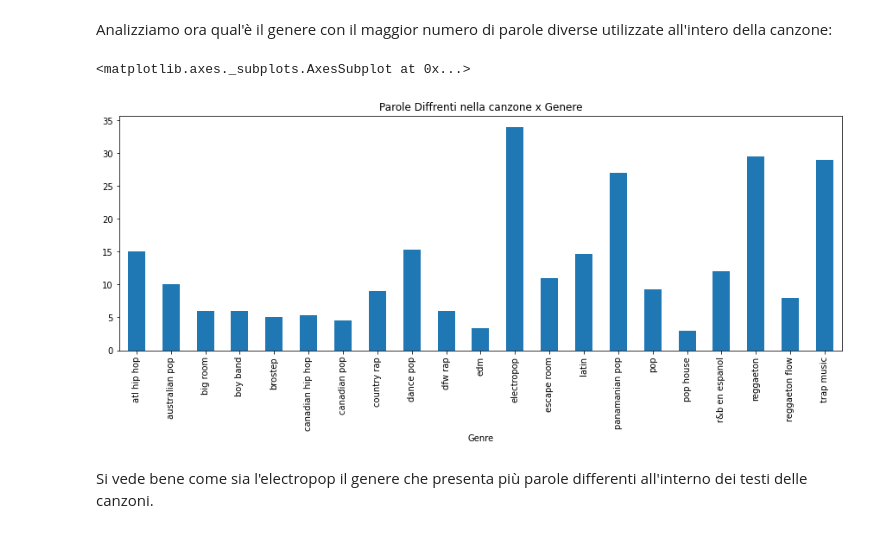
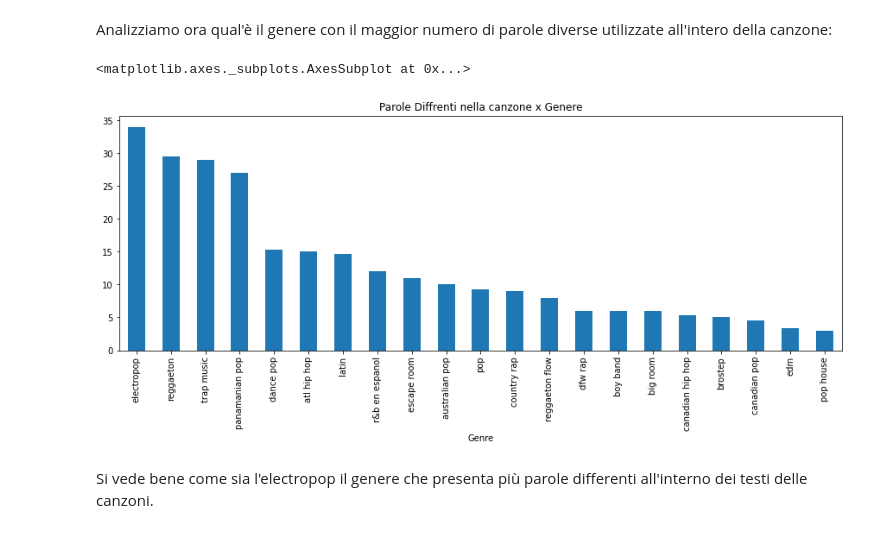
Before and after one commit to PedemonteGiacomo/DataScienceProject, a Jupyter notebook: project.ipynb, the cells around one changed output. Drawn from its saved outputs; the diff is of its cells as text; code cells hidden in the pictures.

```diff
--- a/project.ipynb
+++ b/project.ipynb
@@ -97,10 +106,10 @@ Andremo poi a studiare se e come infuisce il numero di battiti per minuto con la
 # %% [markdown]
 Analizziamo ora qual'è il genere con il maggior numero di parole diverse utilizzate all'intero della canzone:
 # %%
-top50.groupby('Genre')['Speechiness.'].mean().plot(kind='bar',title = 'Parole Diffrenti nella canzone x Genere', fontsize = 10, figsize = (15,5))
+top50.groupby('Genre')['Speechiness.'].mean().sort_values(ascending = False).plot(kind='bar',title = 'Parole Diffrenti nella canzone x Genere', fontsize = 10, figsize = (15,5))
 # %% [output]
 <matplotlib.axes._subplots.AxesSubplot at 0x...>
-[figure, old version]
+[figure, new version]
 # %% [markdown]
 Si vede bene come sia l'electropop il genere che presenta più parole differenti all'interno dei testi delle canzoni.
 # %% [markdown]
```
Also changed, not shown: parts of 6 cells of this notebook.
